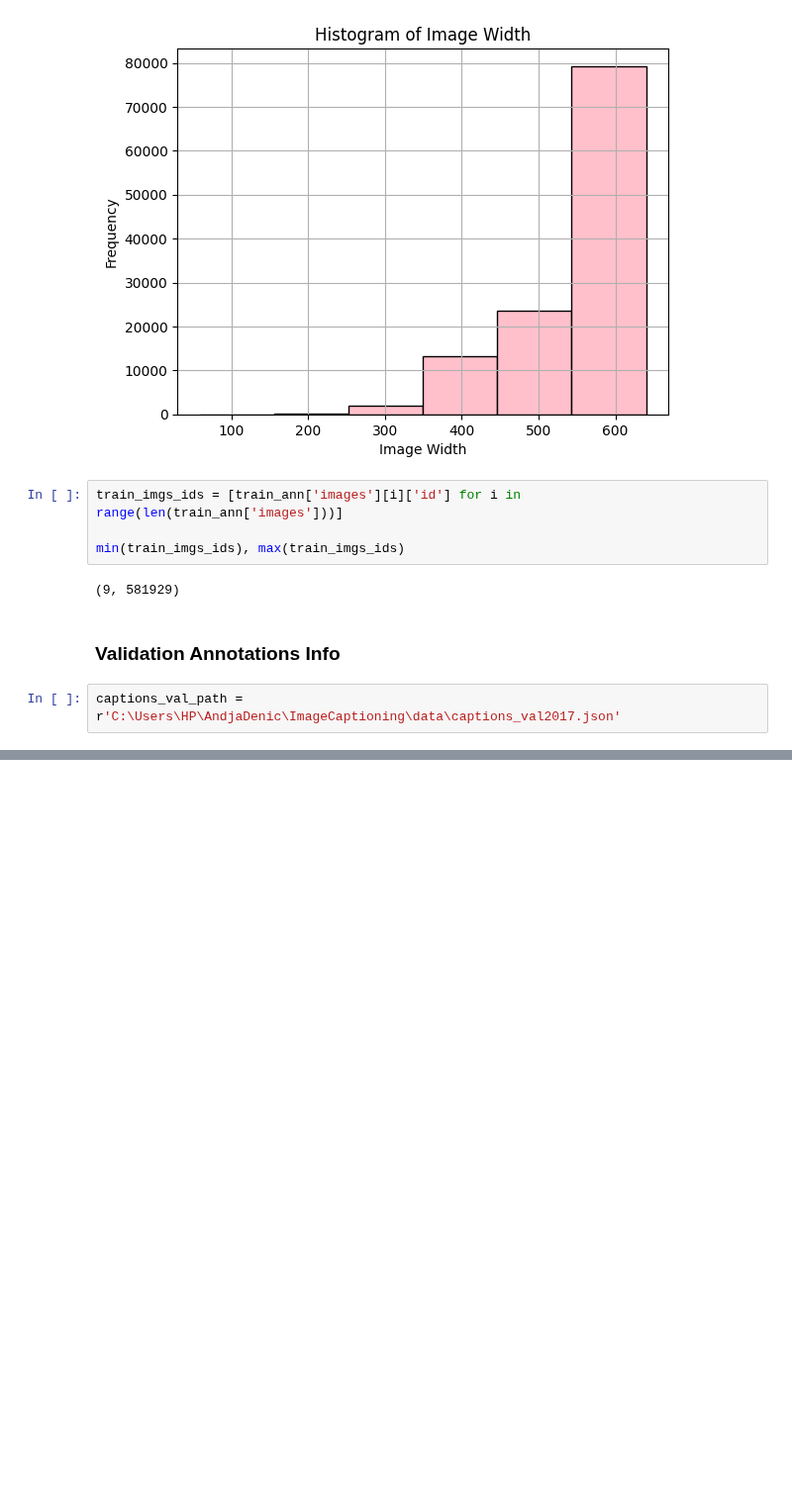
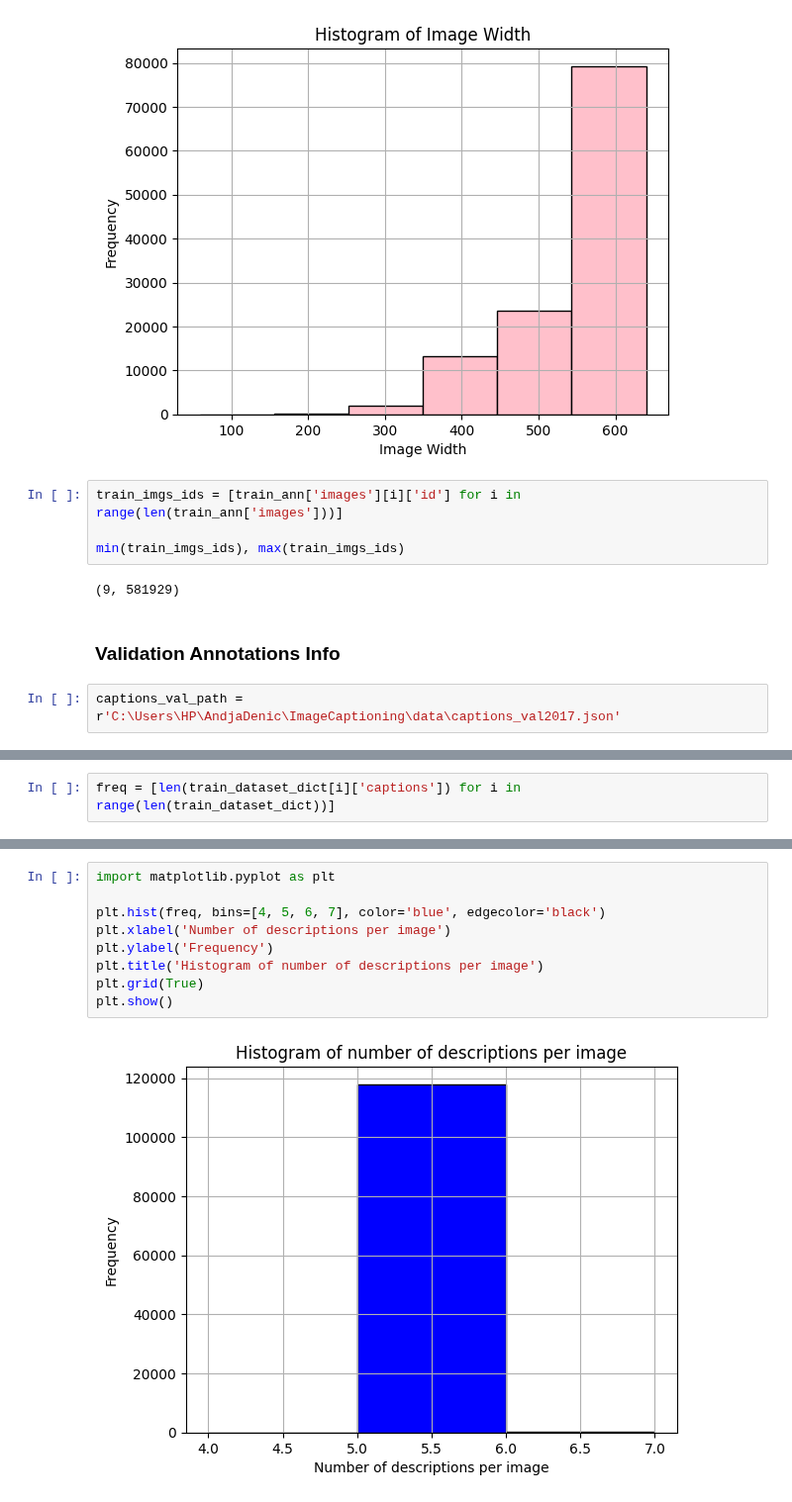
Before and after one commit to andjadenic/ImageCaptioning, a Jupyter notebook: EDA/EDA.ipynb, the cells around one changed output, grey strips where cells are left out. Shown at 99% size. Drawn from its saved outputs; the diff is of its cells as text; blank space fills up the shorter version.

```diff
--- a/EDA/EDA.ipynb
+++ b/EDA/EDA.ipynb
@@ -171,0 +197,2 @@ plt.show()
+# %%
+freq = [len(train_dataset_dict[i]['captions']) for i in range(len(train_dataset_dict))]
@@ -171,0 +211,11 @@ plt.show()
+# %%
+import matplotlib.pyplot as plt
+
+plt.hist(freq, bins=[4, 5, 6, 7], color='blue', edgecolor='black')
+plt.xlabel('Number of descriptions per image')
+plt.ylabel('Frequency')
+plt.title('Histogram of number of descriptions per image')
+plt.grid(True)
+plt.show()
+# %% [output]
+[figure, added]
```
Also changed, not shown: parts of 25 cells of this notebook, 7 other files.
